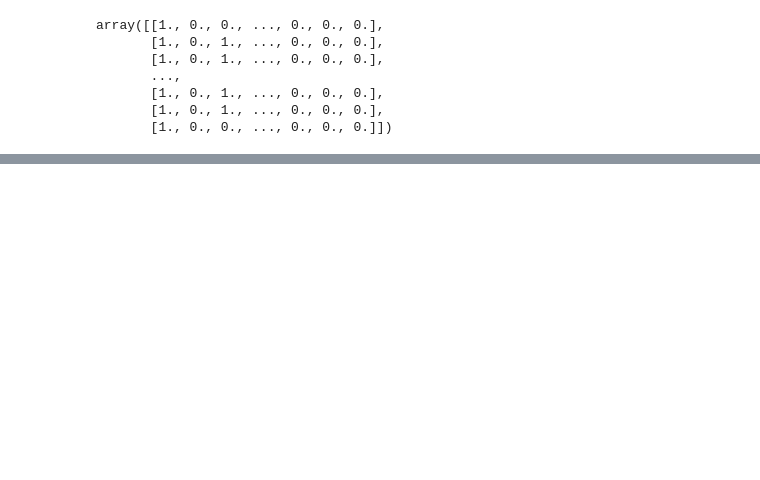
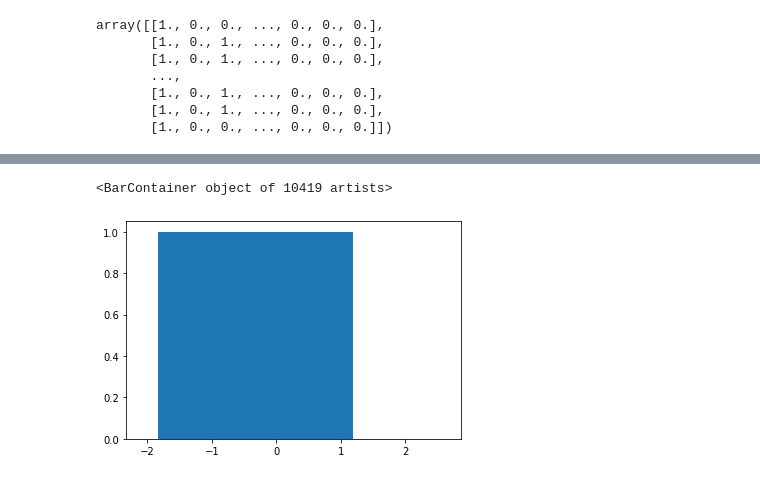
Before and after one commit to joseh4/dc-ds-010620, a Jupyter notebook: module-5/dc-ds-classification-case-study/half-day-lab.ipynb, the cells around one changed output, grey strips where cells are left out. Cells and saved outputs as stored; diff of their text form; code cells hidden in the pictures; blank space fills up the shorter version.

```diff
--- a/module-5/dc-ds-classification-case-study/half-day-lab.ipynb
+++ b/module-5/dc-ds-classification-case-study/half-day-lab.ipynb
@@ -189,3 +193,0 @@ le = preprocessing.LabelEncoder()
-# %%
-X['MaritalStatus'] = LabelEncoder().fit_transform(X['MaritalStatus'])
-X['MaritalStatus'].unique()
@@ -206,3 +206,7 @@ array([[1., 0., 0., ..., 0., 0., 0.],
        [1., 0., 0., ..., 0., 0., 0.]])
 # %%
 X_train, X_test, y_train, y_test = train_test_split(X,y , test_size = 0.2)
+# %%
+lr = LogisticRegression()
+# %%
+lr.fit(X_train,y_train)
@@ -209,3 +233,9 @@ X_train, X_test, y_train, y_test = train_test_split(X,y , test_size = 0.2)
+# %%
+coef = lr.coef_
+plt.bar(coef[0], X_train[0])
+# %% [output]
+<BarContainer object of 10419 artists>
+[figure, added]
 # %%
 q_train= X_train.select_dtypes(exclude = 'object')
 w_train= X_train.select_dtypes(exclude = 'float64')
```
Also changed, not shown: parts of 7 cells of this notebook.
